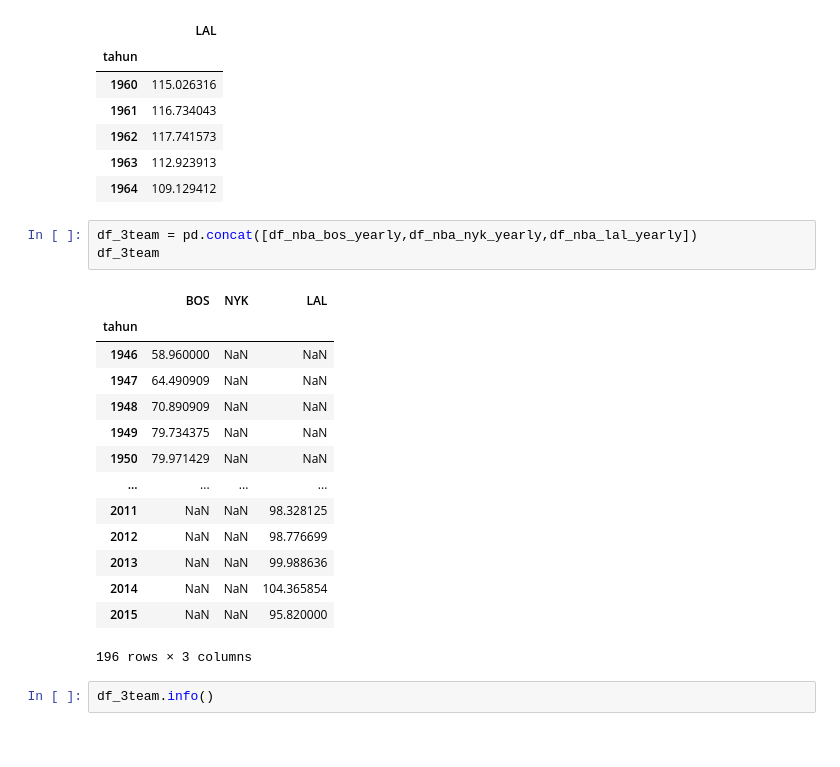
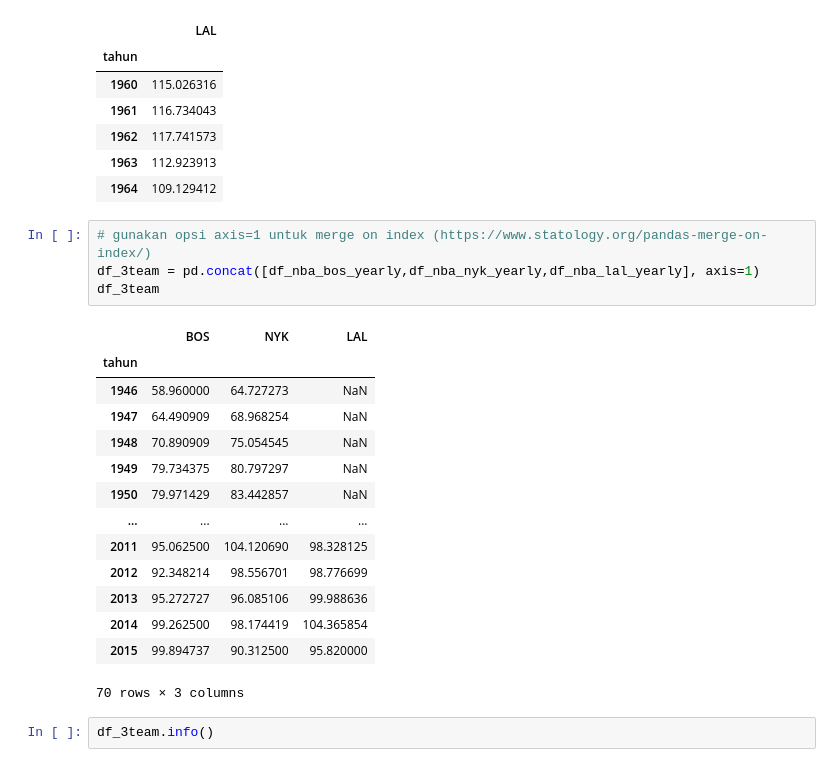
Before and after one commit to stefkwan-h8/pytn091, a Jupyter notebook: Sesi05/sesi5.ipynb, the cells around one changed output. Cells and saved outputs as stored; diff of their text form.

Commit message:
update concat sesi 5

```diff
--- a/Sesi05/sesi5.ipynb
+++ b/Sesi05/sesi5.ipynb
@@ -1254,24 +1246,25 @@ display(df_nba_lal_yearly.head())
 | 1962 | 117.741573 |
 | 1963 | 112.923913 |
 | 1964 | 109.129412 |
-# %%
-df_3team = pd.concat([df_nba_bos_yearly,df_nba_nyk_yearly,df_nba_lal_yearly])
-df_3team
-# %% [output]
-|  | BOS | NYK | LAL |
-| tahun |  |  |  |
-| 1946 | 58.960000 | NaN | NaN |
-| 1947 | 64.490909 | NaN | NaN |
-| 1948 | 70.890909 | NaN | NaN |
-| 1949 | 79.734375 | NaN | NaN |
-| 1950 | 79.971429 | NaN | NaN |
-| ... | ... | ... | ... |
-| 2011 | NaN | NaN | 98.328125 |
-| 2012 | NaN | NaN | 98.776699 |
-| 2013 | NaN | NaN | 99.988636 |
-| 2014 | NaN | NaN | 104.365854 |
-| 2015 | NaN | NaN | 95.820000 |
-196 rows × 3 columns
+# %%
+# gunakan opsi axis=1 untuk merge on index (https://www.statology.org/pandas-merge-on-index/)
+df_3team = pd.concat([df_nba_bos_yearly,df_nba_nyk_yearly,df_nba_lal_yearly], axis=1)
+df_3team
+# %% [output]
+|  | BOS | NYK | LAL |
+| tahun |  |  |  |
+| 1946 | 58.960000 | 64.727273 | NaN |
+| 1947 | 64.490909 | 68.968254 | NaN |
+| 1948 | 70.890909 | 75.054545 | NaN |
+| 1949 | 79.734375 | 80.797297 | NaN |
+| 1950 | 79.971429 | 83.442857 | NaN |
+| ... | ... | ... | ... |
+| 2011 | 95.062500 | 104.120690 | 98.328125 |
+| 2012 | 92.348214 | 98.556701 | 98.776699 |
+| 2013 | 95.272727 | 96.085106 | 99.988636 |
+| 2014 | 99.262500 | 98.174419 | 104.365854 |
+| 2015 | 99.894737 | 90.312500 | 95.820000 |
+70 rows × 3 columns
 # %%
 df_3team.info()
 # %% [output]
```
Also changed, not shown: parts of 2 cells of this notebook.
